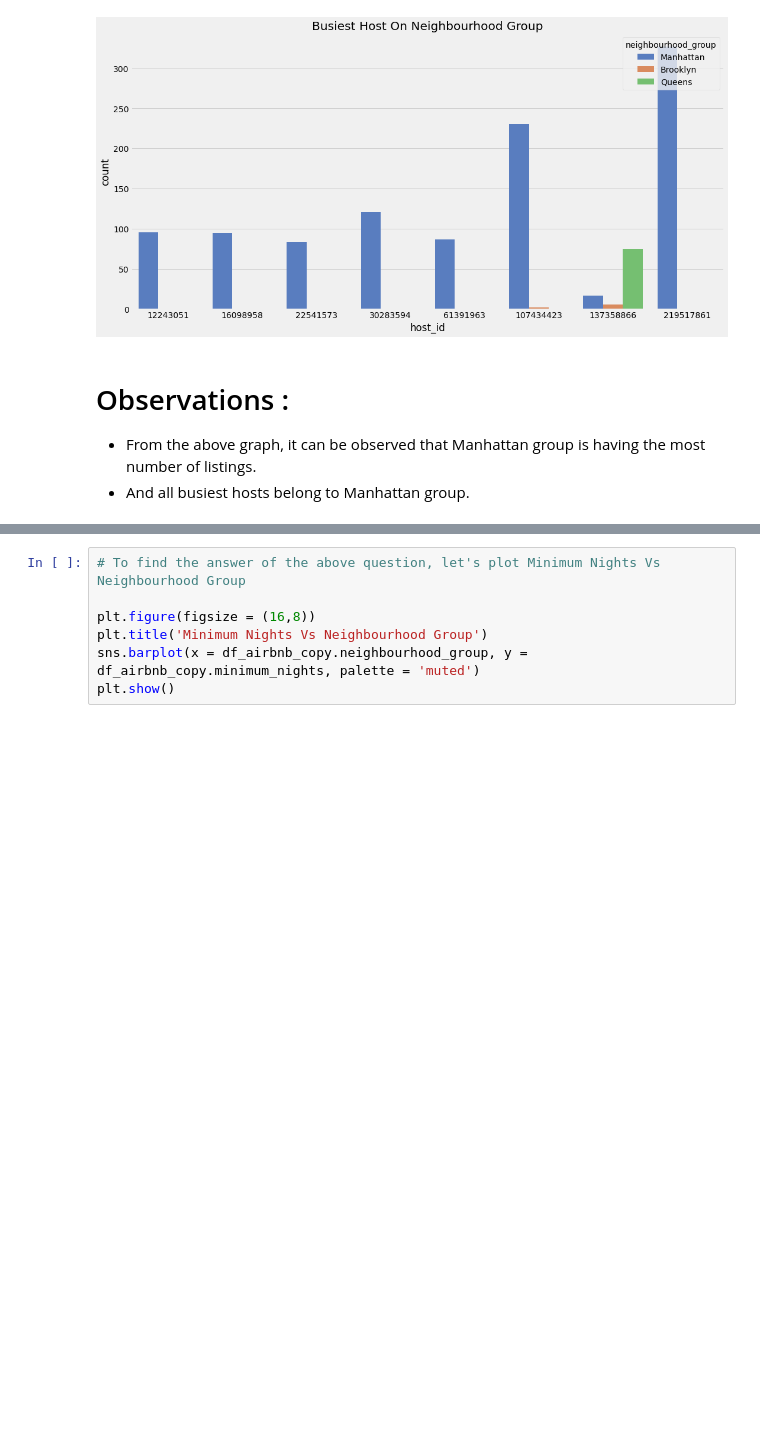
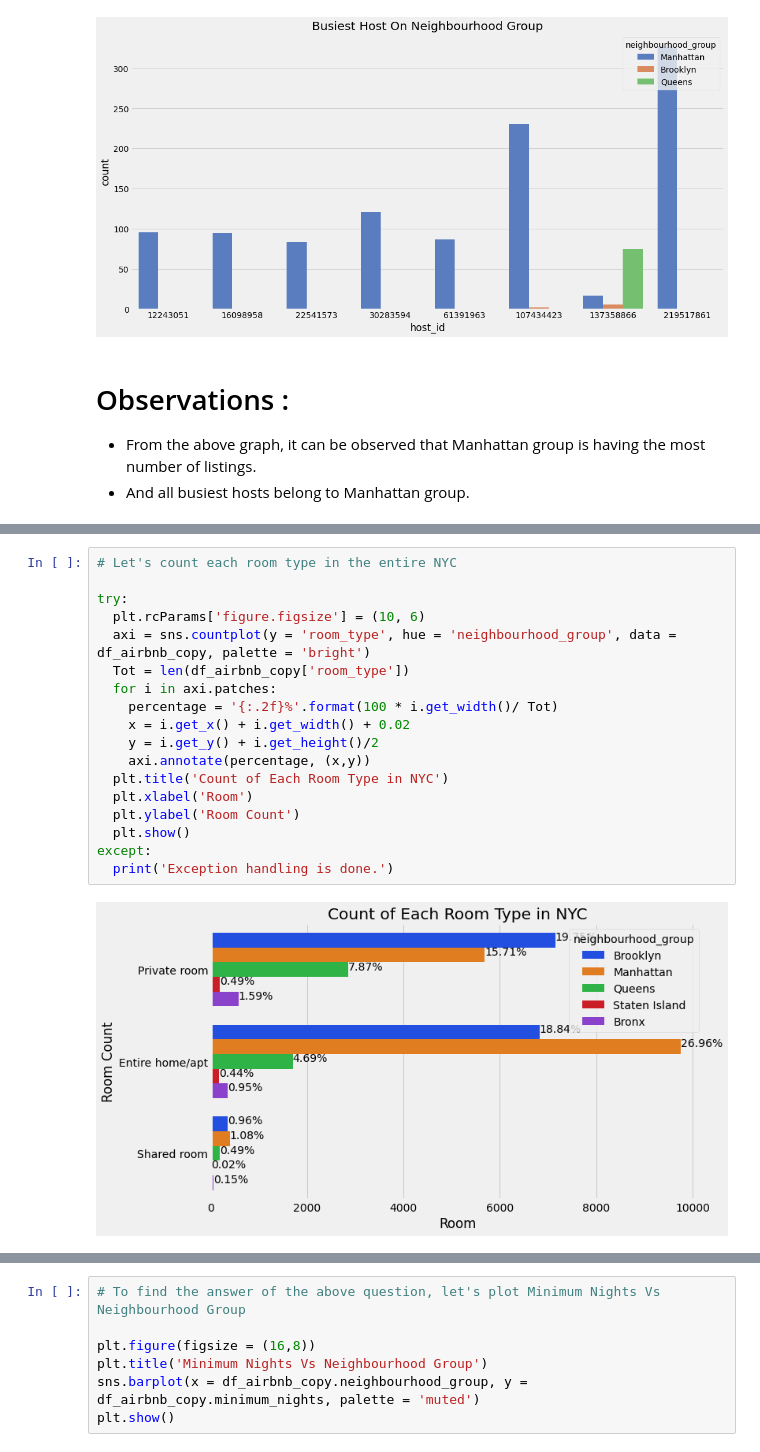
Before and after one commit to saptaksubhra/Airbnb-Bookings-Analysis, a Jupyter notebook: Airbnb_Bookings_Analysis_Capstone_Project.ipynb, the cells around one changed output, grey strips where cells are left out. Saved outputs shown, nothing was run; the diff lists cells and outputs as text; blank space fills up the shorter version.

```diff
--- a/Airbnb_Bookings_Analysis_Capstone_Project.ipynb
+++ b/Airbnb_Bookings_Analysis_Capstone_Project.ipynb
@@ -686,0 +796,20 @@ plt.show()
+# %%
+# Let's count each room type in the entire NYC
+
+try:
+  plt.rcParams['figure.figsize'] = (10, 6)
+  axi = sns.countplot(y = 'room_type', hue = 'neighbourhood_group', data = df_airbnb_copy, palette = 'bright')
+  Tot = len(df_airbnb_copy['room_type'])
+  for i in axi.patches:
+    percentage = '{:.2f}%'.format(100 * i.get_width()/ Tot)
+    x = i.get_x() + i.get_width() + 0.02
+    y = i.get_y() + i.get_height()/2
+    axi.annotate(percentage, (x,y))
+  plt.title('Count of Each Room Type in NYC')
+  plt.xlabel('Room')
+  plt.ylabel('Room Count')
+  plt.show()
+except:
+  print('Exception handling is done.')
+# %% [output]
+[figure, added]
```
Also changed, not shown: parts of 22 cells of this notebook.
